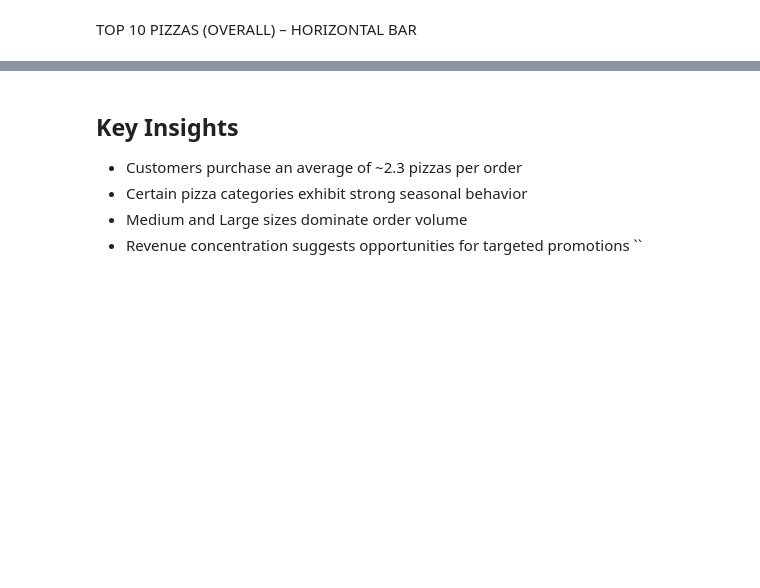
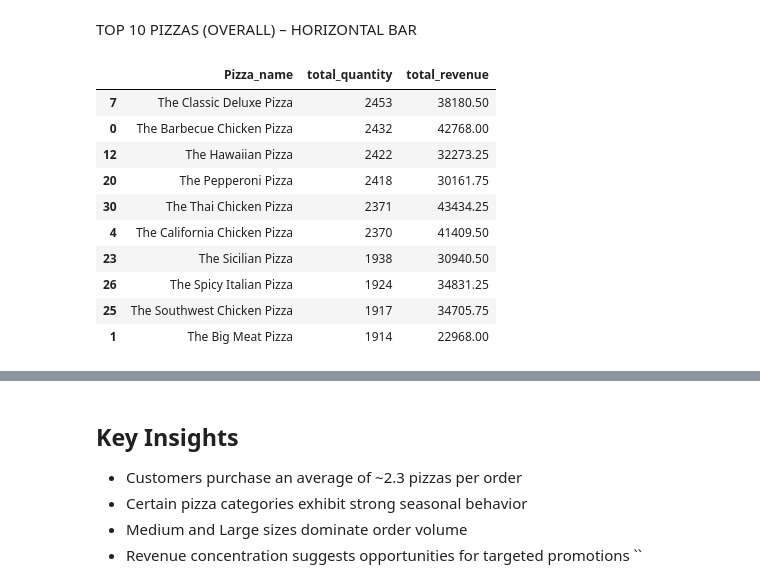
Before and after one commit to OgbajiIsaac1/pizza-sales-analysis, a Jupyter notebook: Pizza_Sales_Analysis.ipynb, the cells around one changed output, grey strips where cells are left out. Saved outputs shown, nothing was run; the diff lists cells and outputs as text; code cells hidden in the pictures; blank space fills up the shorter version.

```diff
--- a/Pizza_Sales_Analysis.ipynb
+++ b/Pizza_Sales_Analysis.ipynb
@@ -615,4 +681,28 @@ plt.show()
 [figure]
 # %% [markdown]
 TOP 10 PIZZAS (OVERALL) – HORIZONTAL BAR
+# %%
+top_10_pizzas = (
+    df.groupby("Pizza_name", as_index=False)
+      .agg(
+          total_quantity=("Quantity", "sum"),
+          total_revenue=("Total_price", "sum")
+      )
+      .sort_values("total_quantity", ascending=False)
+      .head(10)
+)
+
+top_10_pizzas
+# %% [output]
+|  | Pizza_name | total_quantity | total_revenue |
+| 7 | The Classic Deluxe Pizza | 2453 | 38180.50 |
+| 0 | The Barbecue Chicken Pizza | 2432 | 42768.00 |
+| 12 | The Hawaiian Pizza | 2422 | 32273.25 |
+| 20 | The Pepperoni Pizza | 2418 | 30161.75 |
+| 30 | The Thai Chicken Pizza | 2371 | 43434.25 |
+| 4 | The California Chicken Pizza | 2370 | 41409.50 |
+| 23 | The Sicilian Pizza | 1938 | 30940.50 |
+| 26 | The Spicy Italian Pizza | 1924 | 34831.25 |
+| 25 | The Southwest Chicken Pizza | 1917 | 34705.75 |
+| 1 | The Big Meat Pizza | 1914 | 22968.00 |
 # %%
```
Also changed, not shown: parts of 13 cells of this notebook.
